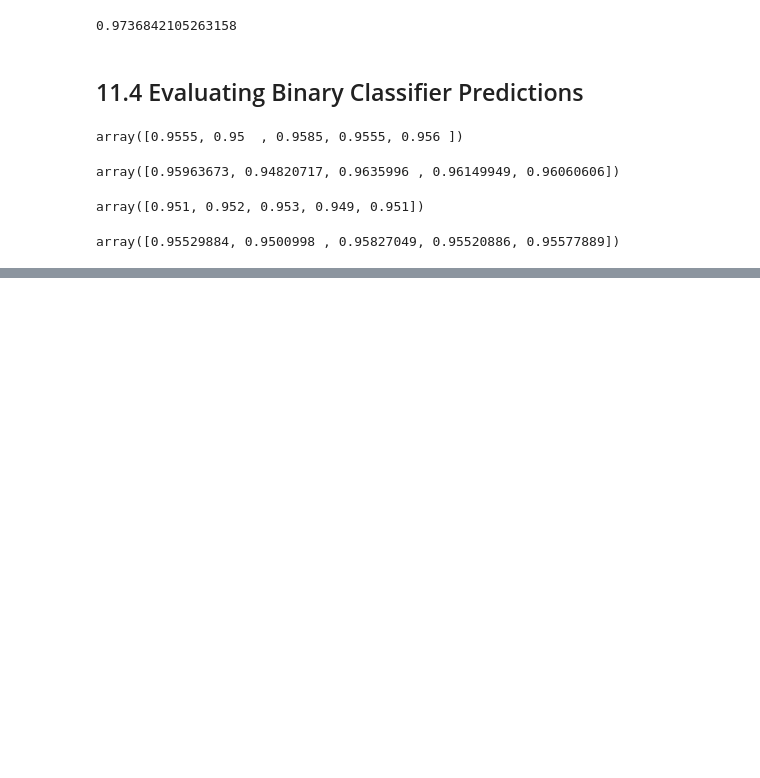
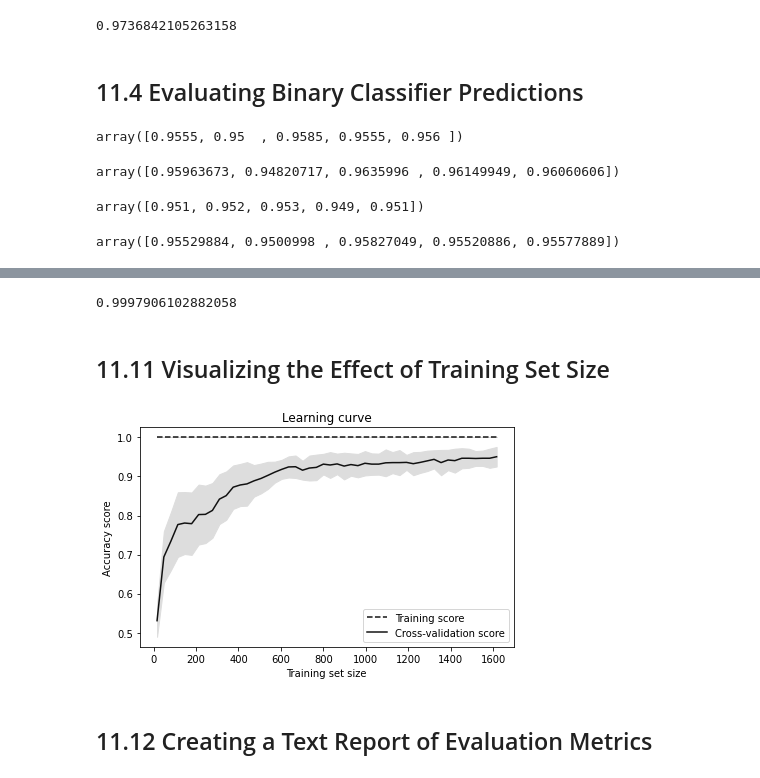
Before and after one commit to mahelvson/MachineLearningCookBook, a Jupyter notebook: Chap11 - Model Evaluation.ipynb, the cells around one changed output, grey strips where cells are left out. Cells and saved outputs as stored; diff of their text form; code cells hidden in the pictures; blank space fills up the shorter version.

```diff
--- a/Chap11 - Model Evaluation.ipynb
+++ b/Chap11 - Model Evaluation.ipynb
@@ -122,0 +300,41 @@ array([0.95529884, 0.9500998 , 0.95827049, 0.95520886, 0.95577889])
+# %%
+score = make_scorer(custom_metric, greater_is_better = True)
+classifier = Ridge()
+model = classifier.fit(features_train, target_train)
+score(model, features_test, target_test)
+# %% [output]
+0.9997906102882058
+# %% [markdown]
+## 11.11 Visualizing the Effect of Training Set Size
+# %%
+digits = load_digits()
+features, target = digits.data, digits.target
+
+train_sizes, train_scores, test_scores = learning_curve(RandomForestClassifier(),
+                                                        features,
+                                                        target,
+                                                        cv=10,
+                                                        scoring="accuracy",
+                                                        n_jobs=-1,
+                                                        train_sizes=np.linspace(0.01, 1.0, 50))
+
+train_mean = np.mean(train_scores, axis = 1)
+train_std = np.std(train_scores, axis = 1)
+
+test_mean = np.mean(test_scores, axis = 1)
+test_std = np.std(test_scores, axis = 1)
+# %%
+plt.plot(train_sizes, train_mean, '--', color='#111111', label = "Training score")
+plt.plot(train_sizes, test_mean, color='#111111', label = "Cross-validation score")
+plt.fill_between(train_sizes, train_mean - train_std, train_mean + train_std, color="#DDDDDD")
+plt.fill_between(train_sizes, test_mean - test_std, test_mean + test_std, color="#DDDDDD")
+
+plt.title("Learning curve")
+plt.xlabel("Training set size"), plt.ylabel("Accuracy score"),
+plt.legend(loc="best")
+plt.tight_layout()
+plt.show()
+# %% [output]
+[figure, added]
+# %% [markdown]
+## 11.12 Creating a Text Report of Evaluation Metrics
```
Also changed, not shown: parts of 33 cells of this notebook.
